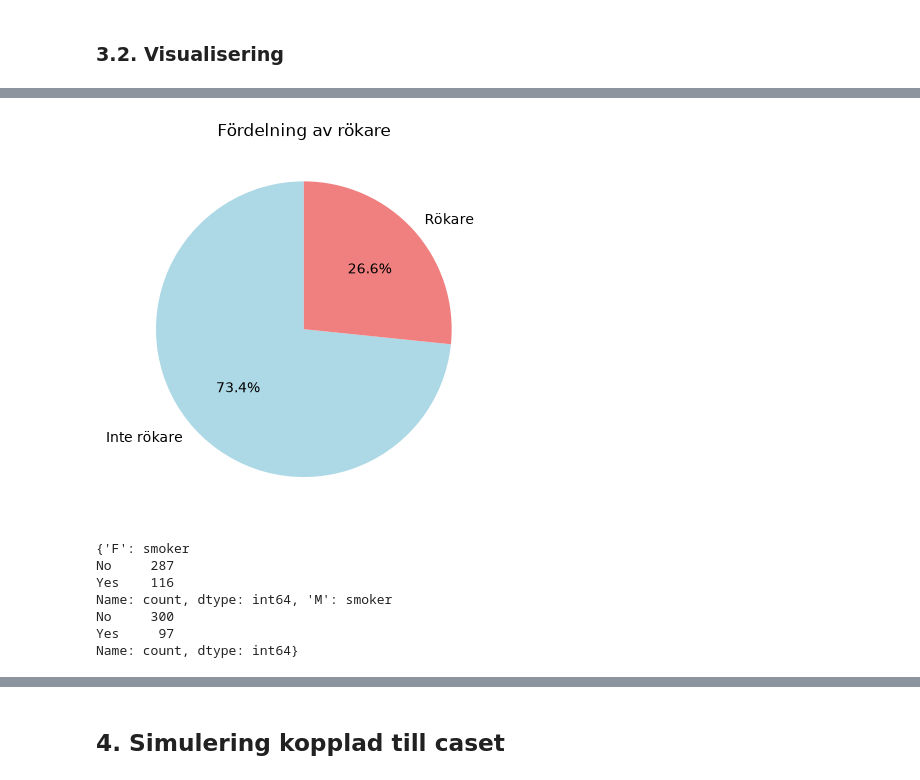
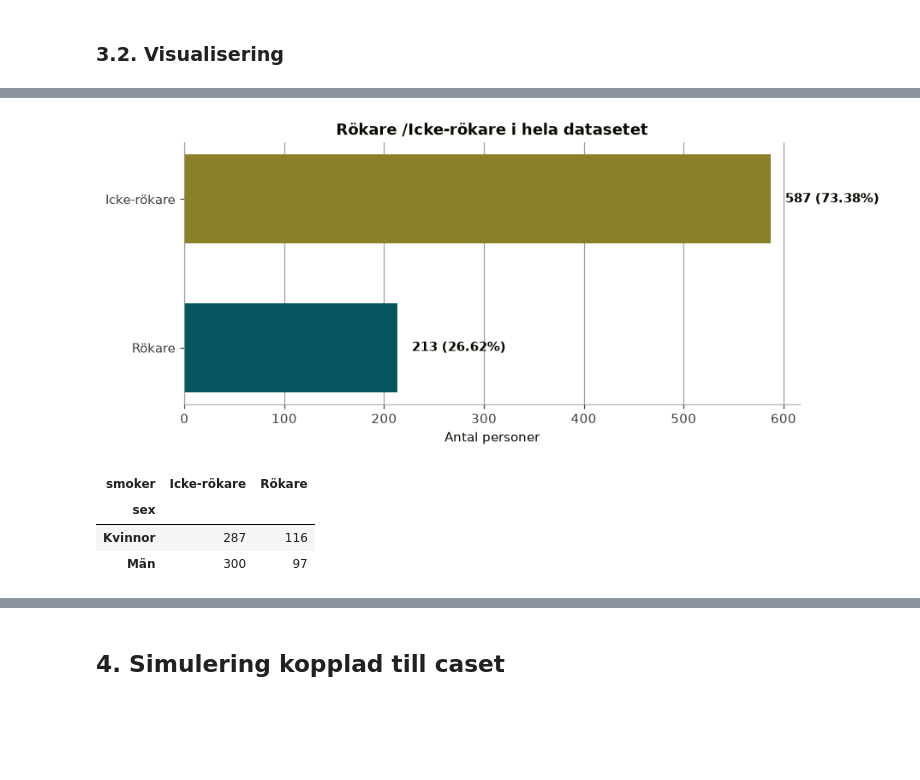
Before and after one commit to Yttak82/health_analysis, a Jupyter notebook: notebooks/analysis.ipynb, the cells around one changed output, grey strips where cells are left out. Drawn from its saved outputs; the diff is of its cells as text; code cells hidden in the pictures; blank space fills up the shorter version.

```diff
--- a/notebooks/analysis.ipynb
+++ b/notebooks/analysis.ipynb
@@ -11,0 +38,15 @@ df = pd.read_csv("../data/health_study_dataset (1).csv")
+# %%
+COLORS = {
+    "blood_pressure": "#1ADF8D",
+    "blood_pressure_light": "#3B8055",
+    "non_smoker": "#8A8029",
+    "smoker": "#05565F",
+    "female": "#805392",
+    "male": "#478D47",
+    "reference": "#AA0673",
+    "ink": "#070A00",
+    "muted": "#423F40",
+}
+
+SMOKING_COLORS = {"No": COLORS["non_smoker"], "Yes": COLORS["smoker"]}
+SEX_colors = {"F": COLORS["female"], "M": COLORS["male"]}
@@ -199,40 +256,33 @@ plt.show()
 # %%
-plt.pie(df["smoker"].value_counts(), labels=["Inte rökare", "Rökare"], autopct="%1.1f%%", startangle=90, colors=["lightblue", "lightcoral"])
-plt.title("Fördelning av rökare")
+smoking_counts = pd.crosstab(df["sex"], df["smoker"]).reindex(
+    index=SEX_COLUMN, columns=SMOKER_COLUMN, fill_value=0
+)
+smoking_perc = smoking_counts.div(smoking_counts.sum(axis=1), axis=0) * 100
+smoking_all_counts = smoking_counts.sum(axis=0)
+
+fig_smoking, ax_smoking = plt.subplots(figsize=(8.3, 3.5), layout="constrained")
+smoking_labels = {"No": "Icke-rökare", "Yes": "Rökare"}
+
+for idx, status in enumerate(SMOKER_COLUMN):
+    count = int(smoking_all_counts.loc[status])
+    ax_smoking.barh(idx, count, color=SMOKING_COLORS[status], height=0.6)
+    ax_smoking.text(count + max(smoking_all_counts) * 0.025, idx,
+                    f"{count} ({count / smoking_all_counts.sum():.2%})",
+                    va="center", fontweight="bold")
+ax_smoking.set_yticks(range(len(SMOKER_COLUMN)),[smoking_labels[status] for status in SMOKER_COLUMN])
+ax_smoking.invert_yaxis()
+ax_smoking.set(title="Rökare /Icke-rökare i hela datasetet", xlabel="Antal personer")
+style_axis(ax_smoking, grid_axis="x")
 plt.show()
 # %% [output]
-[figure, old version]
+[figure, new version]
 # %%
-grouped = df.groupby("sex")
-
-data ={}
-
-for sex, groupp in grouped:
-    total = len(groupp)
-
-    smoker_count = groupp["smoker"].value_counts()
-
-    data[sex] = smoker_count
-
-print(data)
-procent_smokers = pd.DataFrame(data).T
-data_procent ={}
-for sex, groupp in grouped:
-    total = len(groupp)
-
-    smoker_count = groupp["smoker"].value_counts()*100/total
-
-    data_procent[sex] = smoker_count
-
-
-procent_smokers = pd.DataFrame(data_procent).T
-counted_smokers = pd.DataFrame(data).T
+display(smoking_counts.rename(
+    index={"F": "Kvinnor", "M": "Män"},
+    columns={"No": "Icke-rökare", "Yes":"Rökare"}))
 # %% [output]
-{'F': smoker
-No     287
-Yes    116
-Name: count, dtype: int64, 'M': smoker
-No     300
-Yes     97
-Name: count, dtype: int64}
+| smoker | Icke-rökare | Rökare |
+| sex |  |  |
+| Kvinnor | 287 | 116 |
+| Män | 300 | 97 |
 # %%
```
Also changed, not shown: parts of 34 cells of this notebook.
